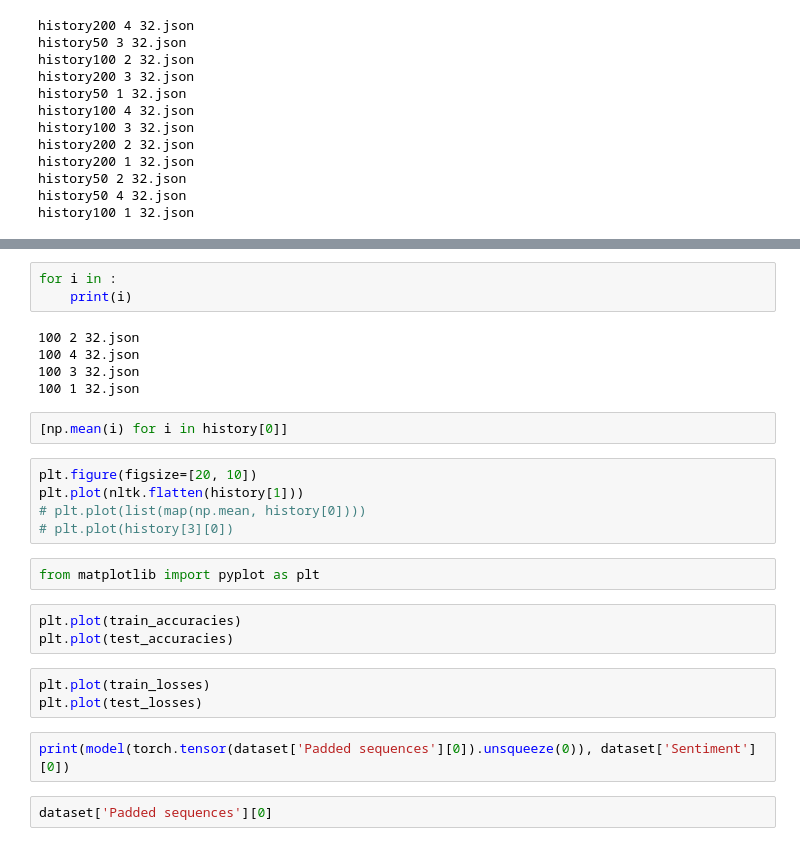
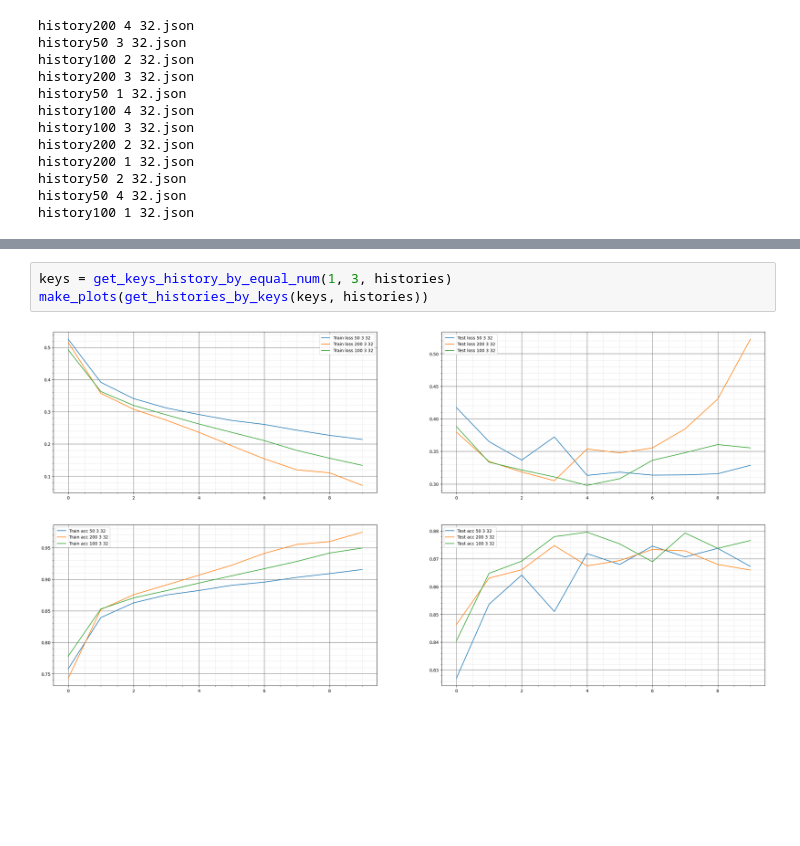
Before and after one commit to Argen7umCode/green_atom, a Jupyter notebook: notebooks/baseline.ipynb, the cells around one changed output, grey strips where cells are left out. Saved outputs shown, nothing was run; the diff lists cells and outputs as text; blank space fills up the shorter version.

Commit message:
analyzing results of training

```diff
--- a/notebooks/baseline.ipynb
+++ b/notebooks/baseline.ipynb
@@ -515,27 +543,5 @@ ValueError: too many values to unpack (expected 2)
-# %%
-for i in :
-    print(i)
-# %% [output]
-100 2 32.json
-100 4 32.json
-100 3 32.json
-100 1 32.json
-# %%
-[np.mean(i) for i in history[0]]
-# %%
-plt.figure(figsize=[20, 10])
-plt.plot(nltk.flatten(history[1]))
-# plt.plot(list(map(np.mean, history[0])))
-# plt.plot(history[3][0])
-# %%
-from matplotlib import pyplot as plt
-# %%
-plt.plot(train_accuracies)
-plt.plot(test_accuracies)
-# %%
-plt.plot(train_losses)
-plt.plot(test_losses)
-# %%
-print(model(torch.tensor(dataset['Padded sequences'][0]).unsqueeze(0)), dataset['Sentiment'][0])
-# %%
-dataset['Padded sequences'][0]
+# %%
+keys = get_keys_history_by_equal_num(1, 3, histories)
+make_plots(get_histories_by_keys(keys, histories))
+# %% [output]
+[figure, added]
```
Also changed, not shown: parts of 17 cells of this notebook.
